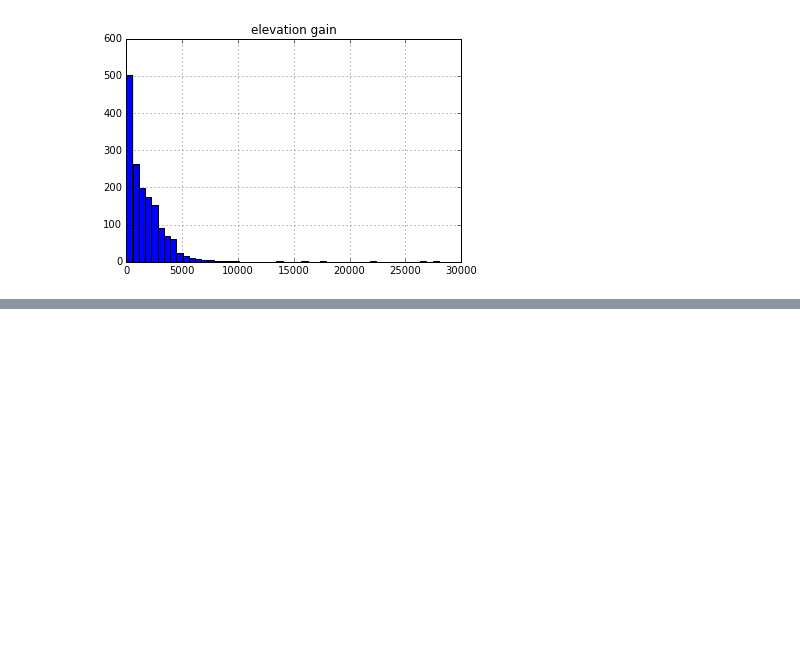
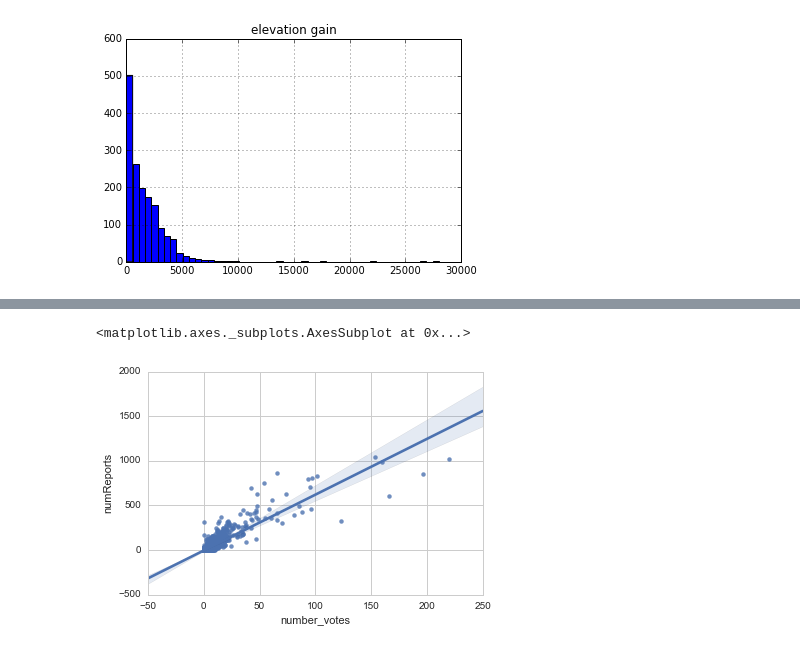
Before and after one commit to Jadetabony/wta_hikes, a Jupyter notebook: EDA.ipynb, the cells around one changed output, grey strips where cells are left out. Cells and saved outputs as stored; diff of their text form; code cells hidden in the pictures; blank space fills up the shorter version.

```diff
--- a/EDA.ipynb
+++ b/EDA.ipynb
@@ -63,0 +94,5 @@ data[data['elevation gain']>8000]
+# %%
+sns.regplot(data['number_votes'], data['numReports'])
+# %% [output]
+<matplotlib.axes._subplots.AxesSubplot at 0x...>
+[figure, added]
```
Also changed, not shown: parts of 21 cells of this notebook, 11 other files.
